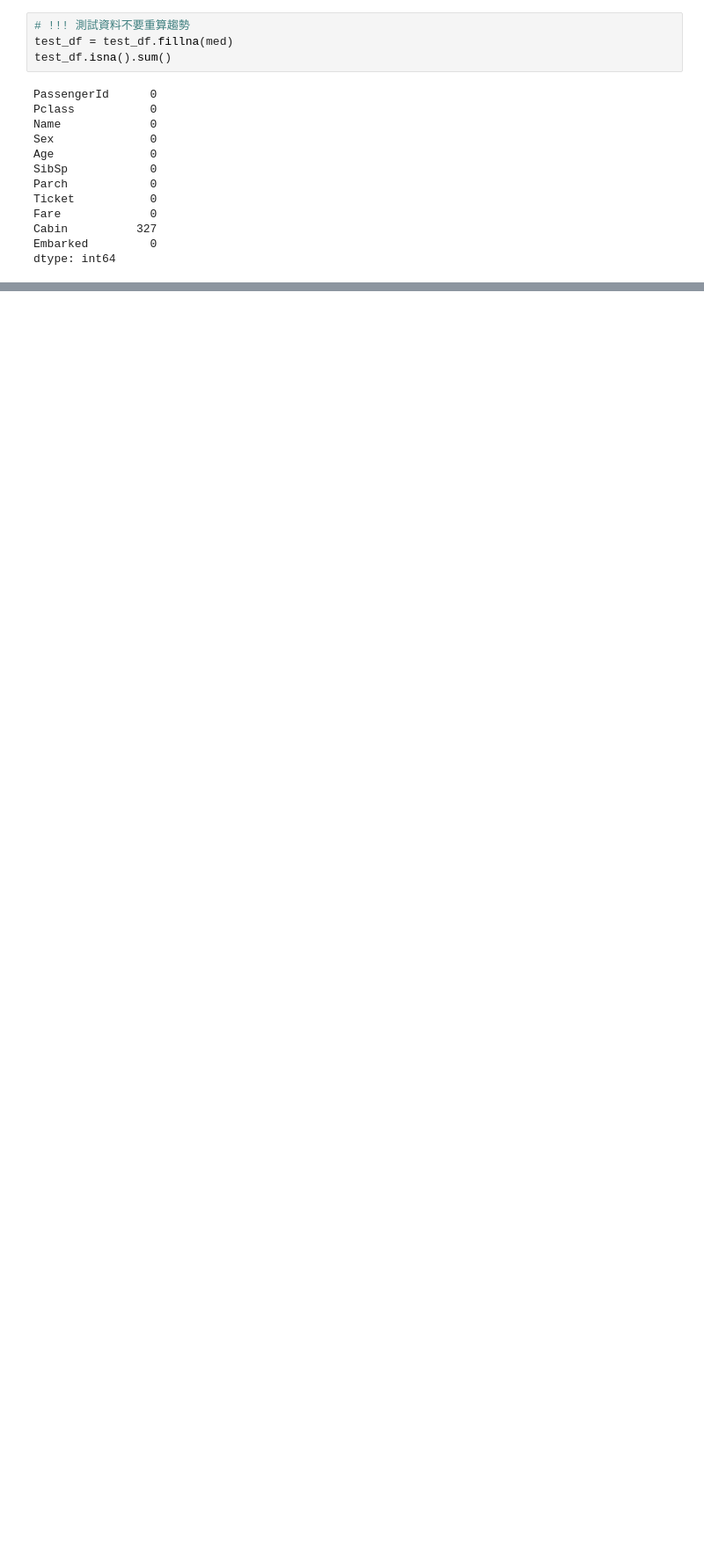
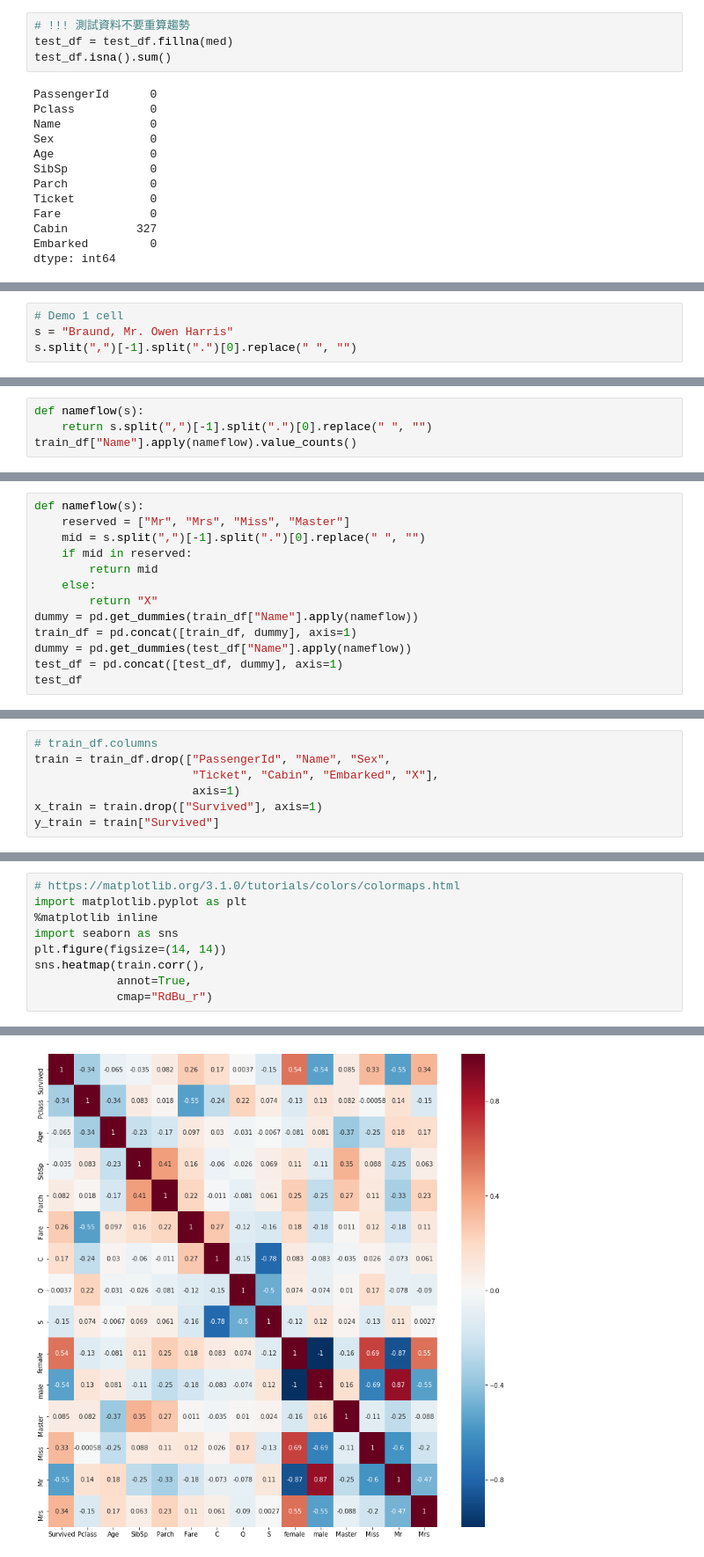
Before and after one commit to Elwing-Chou/MLDemo, a Jupyter notebook: titanic.ipynb, the cells around one changed output, grey strips where cells are left out. Shown: that part at 88% size. Drawn from its saved outputs; the diff is of its cells as text; blank space fills up the shorter version.

```diff
--- a/titanic.ipynb
+++ b/titanic.ipynb
@@ -86,0 +173,4 @@ dtype: int64
+# %%
+# Demo 1 cell
+s = "Braund, Mr. Owen Harris"
+s.split(",")[-1].split(".")[0].replace(" ", "")
@@ -86,0 +179,4 @@ dtype: int64
+# %%
+def nameflow(s):
+    return s.split(",")[-1].split(".")[0].replace(" ", "")
+train_df["Name"].apply(nameflow).value_counts()
@@ -86,0 +202,13 @@ dtype: int64
+# %%
+def nameflow(s):
+    reserved = ["Mr", "Mrs", "Miss", "Master"]
+    mid = s.split(",")[-1].split(".")[0].replace(" ", "")
+    if mid in reserved:
+        return mid
+    else:
+        return "X"
+dummy = pd.get_dummies(train_df["Name"].apply(nameflow))
+train_df = pd.concat([train_df, dummy], axis=1)
+dummy = pd.get_dummies(test_df["Name"].apply(nameflow))
+test_df = pd.concat([test_df, dummy], axis=1)
+test_df
@@ -86,0 +229,7 @@ dtype: int64
+# %%
+# train_df.columns
+train = train_df.drop(["PassengerId", "Name", "Sex",
+                       "Ticket", "Cabin", "Embarked", "X"],
+                       axis=1)
+x_train = train.drop(["Survived"], axis=1)
+y_train = train["Survived"]
@@ -86,0 +292,10 @@ dtype: int64
+# %%
+# https://matplotlib.org/3.1.0/tutorials/colors/colormaps.html
+import matplotlib.pyplot as plt
+%matplotlib inline
+import seaborn as sns
+plt.figure(figsize=(14, 14))
+sns.heatmap(train.corr(),
+            annot=True,
+            cmap="RdBu_r")
+# %% [output]
@@ -86,0 +303 @@ dtype: int64
+[figure, added]
```
Also changed, not shown: parts of 13 cells of this notebook.
